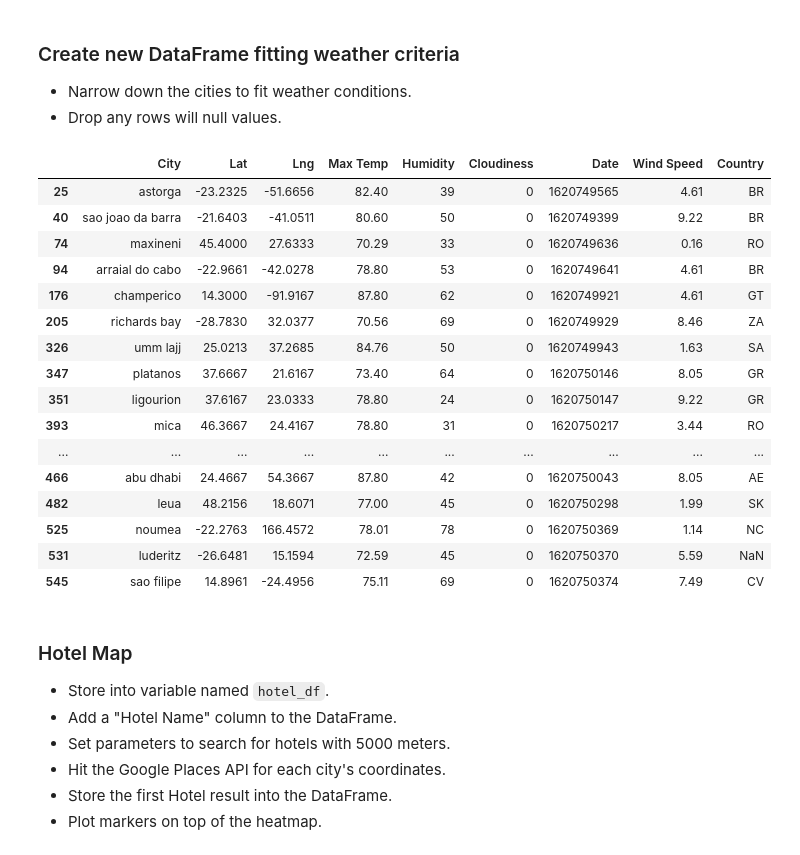
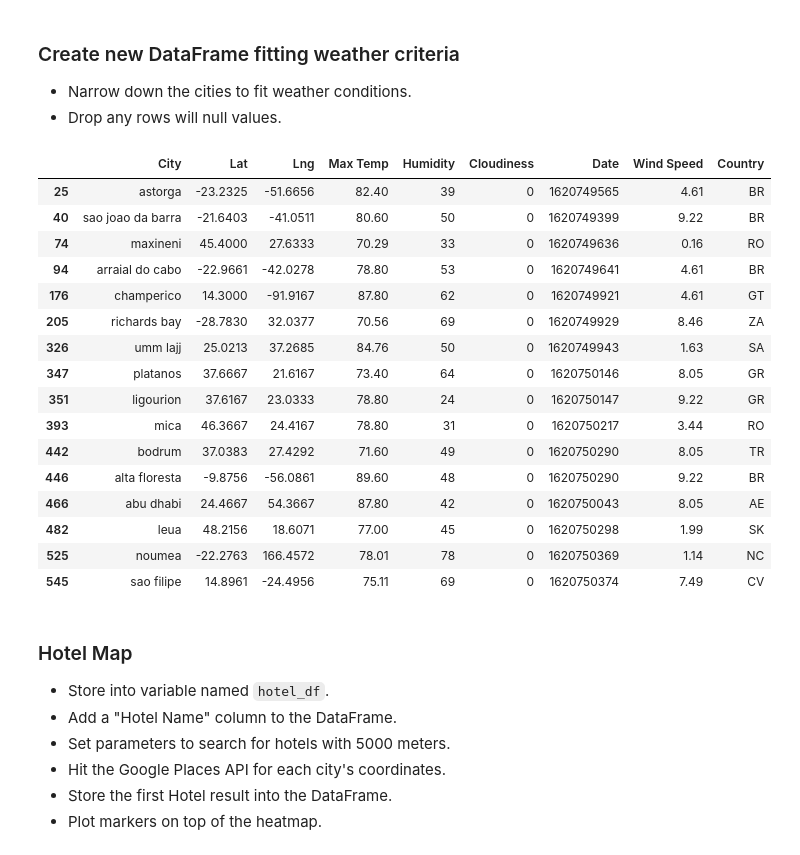
Before and after one commit to adriana-icasiano/python-api-challenge, a Jupyter notebook: VacationPy/VacationPy.ipynb, the cells around one changed output. Drawn from its saved outputs; the diff is of its cells as text; code cells hidden in the pictures.

```diff
--- a/VacationPy/VacationPy.ipynb
+++ b/VacationPy/VacationPy.ipynb
@@ -91,31 +91,33 @@ weather_df
 # %%
 # * Narrow down the DataFrame to find your ideal weather condition. For example:
 #   * A max temperature lower than 80 degrees but higher than 70.
 #   * Wind speed less than 10 mph.
 #   * Zero cloudiness.
 #   * Drop any rows that don't contain all three conditions. You want to be sure the weather is ideal.
 
 fit_df = weather_df.loc[(weather_df['Max Temp']>70) & (weather_df['Max Temp']<90) & (weather_df['Wind Speed']<10) \
                        & (weather_df['Cloudiness'] == 0)]
-fit_df.dropna()
-fit_df
+clean_fit_df = fit_df.dropna()
+clean_fit_df
+# NA = fit_df.loc[fit_df['Country'] == "NaN"]
+# NA
 # %% [output]
 |  | City | Lat | Lng | Max Temp | Humidity | Cloudiness | Date | Wind Speed | Country |
 | 25 | astorga | -23.2325 | -51.6656 | 82.40 | 39 | 0 | 1620749565 | 4.61 | BR |
 | 40 | sao joao da barra | -21.6403 | -41.0511 | 80.60 | 50 | 0 | 1620749399 | 9.22 | BR |
 | 74 | maxineni | 45.4000 | 27.6333 | 70.29 | 33 | 0 | 1620749636 | 0.16 | RO |
 | 94 | arraial do cabo | -22.9661 | -42.0278 | 78.80 | 53 | 0 | 1620749641 | 4.61 | BR |
 | 176 | champerico | 14.3000 | -91.9167 | 87.80 | 62 | 0 | 1620749921 | 4.61 | GT |
 | 205 | richards bay | -28.7830 | 32.0377 | 70.56 | 69 | 0 | 1620749929 | 8.46 | ZA |
 | 326 | umm lajj | 25.0213 | 37.2685 | 84.76 | 50 | 0 | 1620749943 | 1.63 | SA |
 | 347 | platanos | 37.6667 | 21.6167 | 73.40 | 64 | 0 | 1620750146 | 8.05 | GR |
 | 351 | ligourion | 37.6167 | 23.0333 | 78.80 | 24 | 0 | 1620750147 | 9.22 | GR |
 | 393 | mica | 46.3667 | 24.4167 | 78.80 | 31 | 0 | 1620750217 | 3.44 | RO |
-| ... | ... | ... | ... | ... | ... | ... | ... | ... | ... |
+| 442 | bodrum | 37.0383 | 27.4292 | 71.60 | 49 | 0 | 1620750290 | 8.05 | TR |
+| 446 | alta floresta | -9.8756 | -56.0861 | 89.60 | 48 | 0 | 1620750290 | 9.22 | BR |
 | 466 | abu dhabi | 24.4667 | 54.3667 | 87.80 | 42 | 0 | 1620750043 | 8.05 | AE |
 | 482 | leua | 48.2156 | 18.6071 | 77.00 | 45 | 0 | 1620750298 | 1.99 | SK |
 | 525 | noumea | -22.2763 | 166.4572 | 78.01 | 78 | 0 | 1620750369 | 1.14 | NC |
-| 531 | luderitz | -26.6481 | 15.1594 | 72.59 | 45 | 0 | 1620750370 | 5.59 | NaN |
 | 545 | sao filipe | 14.8961 | -24.4956 | 75.11 | 69 | 0 | 1620750374 | 7.49 | CV |
 # %% [markdown]
 ### Hotel Map
```
Also changed, not shown: parts of 6 cells of this notebook, 2 other files.
